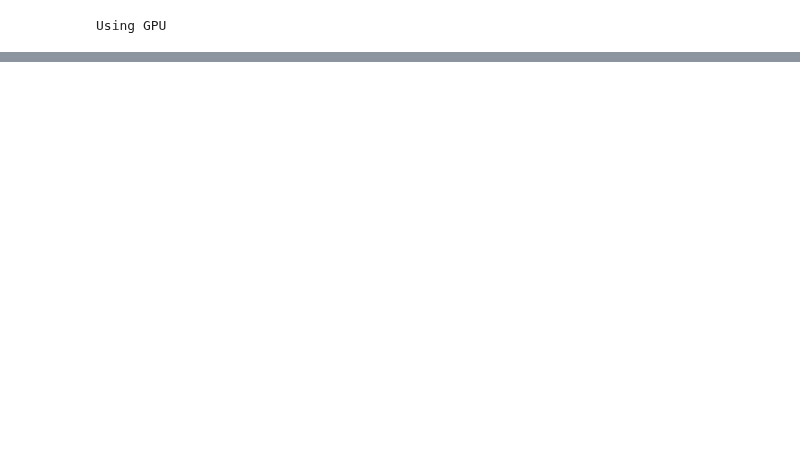
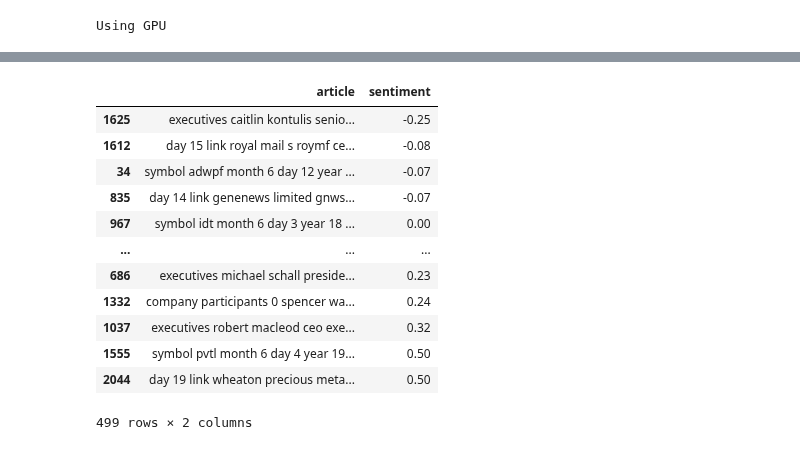
Before and after one commit to MuayThaiLegz/PythonSoftwareDev, a Jupyter notebook: movieclassifier/NewlayerTwo.ipynb, the cells around one changed output, grey strips where cells are left out. Saved outputs shown, nothing was run; the diff lists cells and outputs as text; code cells hidden in the pictures; blank space fills up the shorter version.

```diff
--- a/movieclassifier/NewlayerTwo.ipynb
+++ b/movieclassifier/NewlayerTwo.ipynb
@@ -239,0 +363,21 @@ FileNotFoundError: [Errno 2] No such file or directory: 'classifier.pkl'
+# %%
+def estimate_polarity(text):
+    return TextBlob(text).sentiment.polarity
+# %%
+newlvl = docs[['article']].sample(500).assign(sentiment=lambda x: x.article.apply(estimate_polarity)).sort_values('sentiment')
+# %%
+newlvl[newlvl['sentiment'] < .60]
+# %% [output]
+|  | article | sentiment |
+| 1625 | executives caitlin kontulis senio... | -0.25 |
+| 1612 | day 15 link royal mail s roymf ce... | -0.08 |
+| 34 | symbol adwpf month 6 day 12 year ... | -0.07 |
+| 835 | day 14 link genenews limited gnws... | -0.07 |
+| 967 | symbol idt month 6 day 3 year 18 ... | 0.00 |
+| ... | ... | ... |
+| 686 | executives michael schall preside... | 0.23 |
+| 1332 | company participants 0 spencer wa... | 0.24 |
+| 1037 | executives robert macleod ceo exe... | 0.32 |
+| 1555 | symbol pvtl month 6 day 4 year 19... | 0.50 |
+| 2044 | day 19 link wheaton precious meta... | 0.50 |
+499 rows × 2 columns
```
Also changed, not shown: parts of 32 cells of this notebook.
